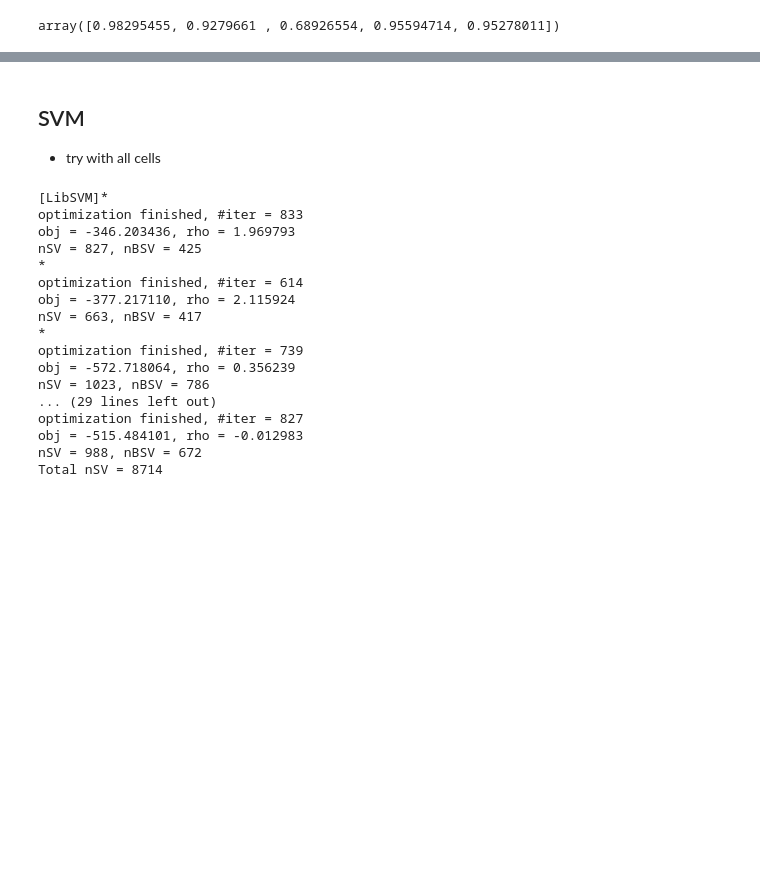
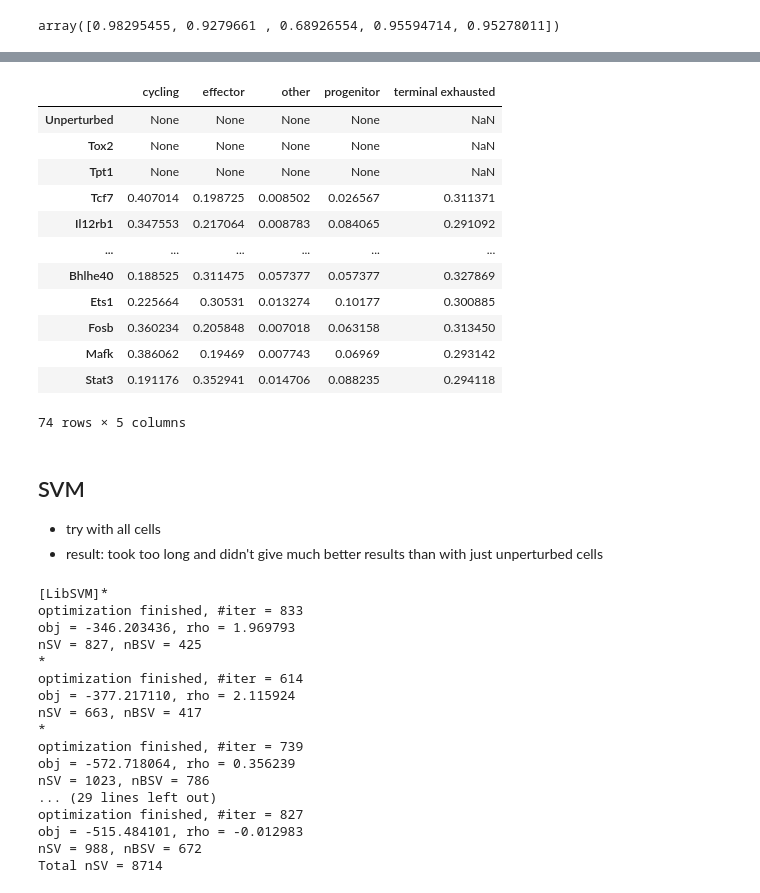
Before and after one commit to amandakhoo/CIDS2023, a Jupyter notebook: classifer.ipynb, the cells around one changed output, grey strips where cells are left out. Drawn from its saved outputs; the diff is of its cells as text; code cells hidden in the pictures; blank space fills up the shorter version.

```diff
--- a/classifer.ipynb
+++ b/classifer.ipynb
@@ -200,0 +368,7 @@ array([0.98295455, 0.9279661 , 0.68926554, 0.95594714, 0.95278011])
+# %%
+#combine perturbation lists to create all genes of interest
+pert = adata.obs.condition.values.unique().to_list()
+val_pert = ['Aqr', 'Bach2', 'Bhlhe40', 'Ets1', 'Fosb', 'Mafk', 'Stat3']
+all_pert = pert + val_pert
+print(all_pert[0:5])
+print(np.shape(all_pert))
@@ -200,0 +396,25 @@ array([0.98295455, 0.9279661 , 0.68926554, 0.95594714, 0.95278011])
+# %%
+#get x_test and y_test and subset to only include cells that have 0 expression
+X_train, X_test, y_train, y_test = train_test_split(filter(df_unpert), df_unpert_labels, test_size=.2, random_state=88)
+# %%
+def fake_perturbseq(gene_of_interest, X_test, y_test):
+    print(gene_of_interest)
+    if gene_of_interest in X_test.columns and X_test[X_test[gene_of_interest] == 0].shape[0] > 0:
+        goi_df = X_test[X_test[gene_of_interest] == 0]
+        goi_labels = y_test.filter(goi_df.index.values, axis = 0)
+        loaded_model = pickle.load(open('../saved_models/svc_model_unperturbed.sav', 'rb'))
+        result = loaded_model.score(goi_df, goi_labels)
+        print(result, 'rb')
+        preds = loaded_model.predict(goi_df)
+        cm = confusion_matrix(goi_labels, preds, normalize = 'all')
+        print(loaded_model.classes_)
+        print(f1_score(goi_labels, preds, average=None))
+        if len(cm) < 5:
+            dist = cm
+        else:
+            dist = [cm[0][0], cm[1][1], cm[2][2], cm[3][3], cm[4][4]]
+            print(dist)
+    else:
+        print('gene of interest not found in columns')
+        dist = []
+    return dist
@@ -200,0 +433,5 @@ array([0.98295455, 0.9279661 , 0.68926554, 0.95594714, 0.95278011])
+# %%
+dists = []
+for p in all_pert:
+    d = fake_perturbseq(p, X_test, y_test)
+    dists.append(d)
@@ -201,6 +458,24 @@ array([0.98295455, 0.9279661 , 0.68926554, 0.95594714, 0.95278011])
+# %%
+pd.DataFrame(dists, columns = ['cycling', 'effector', 'other', 'progenitor', 'terminal exhausted'], index = all_pert)
+#pd.DataFrame(dists, columns = ['cycling', 'effector', 'other', 'progenitor', 'terminal exhausted'], index = all_pert).to_csv('distributions_fakepeturb.csv')
+# %% [output]
+|  | cycling | effector | other | progenitor | terminal exhausted |
+| Unperturbed | None | None | None | None | NaN |
+| Tox2 | None | None | None | None | NaN |
+| Tpt1 | None | None | None | None | NaN |
+| Tcf7 | 0.407014 | 0.198725 | 0.008502 | 0.026567 | 0.311371 |
+| Il12rb1 | 0.347553 | 0.217064 | 0.008783 | 0.084065 | 0.291092 |
+| ... | ... | ... | ... | ... | ... |
+| Bhlhe40 | 0.188525 | 0.311475 | 0.057377 | 0.057377 | 0.327869 |
+| Ets1 | 0.225664 | 0.30531 | 0.013274 | 0.10177 | 0.300885 |
+| Fosb | 0.360234 | 0.205848 | 0.007018 | 0.063158 | 0.313450 |
+| Mafk | 0.386062 | 0.19469 | 0.007743 | 0.06969 | 0.293142 |
+| Stat3 | 0.191176 | 0.352941 | 0.014706 | 0.088235 | 0.294118 |
+74 rows × 5 columns
 # %% [markdown]
 ## SVM
 - try with all cells
+- result: took too long and didn't give much better results than with just unperturbed cells
 # %%
 #takes a long time like 1.5 hours
 X_train, X_test, y_train, y_test = train_test_split(filter(normdf), adata.obs['state'], test_size=.2, random_state=88)
```
Also changed, not shown: parts of 29 cells of this notebook, 3 other files.
